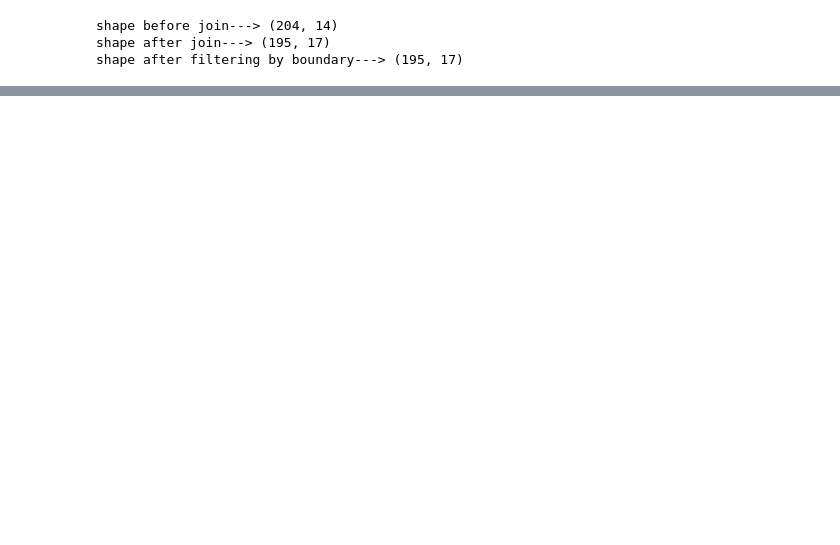
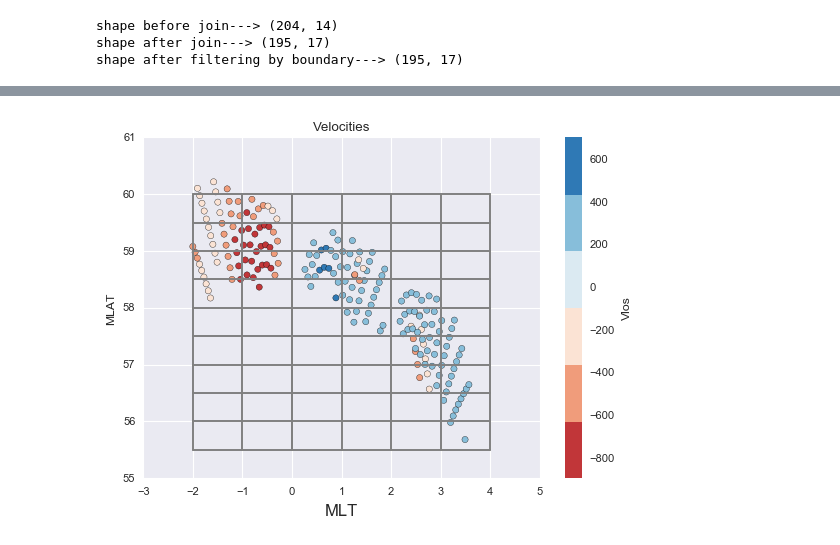
Before and after one commit to bharatreddy/vel-analys, a Jupyter notebook: ipy/saps_vels.ipynb, the cells around one changed output, grey strips where cells are left out. Drawn from its saved outputs; the diff is of its cells as text; code cells hidden in the pictures; blank space fills up the shorter version.

```diff
--- a/ipy/saps_vels.ipynb
+++ b/ipy/saps_vels.ipynb
@@ -162,0 +166,15 @@ velAnlysDF[ velAnlysDF["radCode"] == "cve" ].plot( x="azim", y="Vlos", kind="sca
+# %%
+#### Divide the velocities into a MLT-MLAT grid ####
+#### Divide the velocities into a MLT-MLAT grid ####
+#### Divide the velocities into a MLT-MLAT grid ####
+# Select only required columns/ discard unwanted cols
+# velAnlysDF["grid_MLT"] = [ round(x*2)/2 for x in velAnlysDF['normMLT_x'] ]
+velAnlysDF["grid_MLT"] = [ round(x) for x in velAnlysDF['normMLT_x'] ]
+velAnlysDF["grid_MLAT"] = [ round(x*2)/2 for x in velAnlysDF['MLAT'] ]
+velAnlysDF = velAnlysDF[ [ "beam", "range", "azim", "Vlos", "MLAT", \
+                          "MLT", "grid_MLT", "grid_MLAT", "radId", \
+                          "radCode", "normMLT_x" ] ]
+velAnlysDF.head()
+#### Divide the velocities into a MLT-MLAT grid ####
+#### Divide the velocities into a MLT-MLAT grid ####
+#### Divide the velocities into a MLT-MLAT grid ####
@@ -162,0 +188,38 @@ velAnlysDF[ velAnlysDF["radCode"] == "cve" ].plot( x="azim", y="Vlos", kind="sca
+# %%
+# print velAnlysDF[ velAnlysDF["radCode"] == "cve" ]#.plot( x="azim", y="Vlos", kind="scatter" )
+#### Plot the chosen SAPS velocities ####
+#### Plot the chosen SAPS velocities ####
+#### Plot the chosen SAPS velocities ####
+# Seaborn styling
+sns.set_style("darkgrid")
+sns.set_context("paper")
+seaMap = ListedColormap(sns.color_palette("RdBu"))
+# Plot using matplotlib
+fig1 = plt.figure()
+ax = fig1.add_subplot(111)
+plotMLTs = velAnlysDF['grid_MLT'].unique().tolist()
+plotMLATs = velAnlysDF['grid_MLAT'].unique().tolist()
+for currMLT in plotMLTs :
+    ax.plot( [currMLT, currMLT], [ min(plotMLATs), max(plotMLATs) ], '0.5' )
+ax.plot( [0., 0.], [ min(plotMLATs), max(plotMLATs) ], '0.5' )
+for currMLAT in plotMLATs :
+    ax.plot( [ min(plotMLTs), max(plotMLTs) ], [currMLAT, currMLAT], '0.5' )
+velAnlysDF.plot( kind='scatter',
+              x='normMLT_x',
+              y='MLAT',
+              c='Vlos',
+              s=20., cmap=seaMap, ax=ax)
+ax.set_ylabel("MLAT")
+ax.set_xlabel("MLT", fontsize=12)
+ax.set_title( "Velocities" )
+ax.set_ylim( [int(round(velAnlysDF['grid_MLAT'].min()))-1, \
+              int(round(velAnlysDF['grid_MLAT'].max()))+1] )
+ax.set_xlim( [int(round(velAnlysDF['grid_MLT'].min()))-1, \
+              int(round(velAnlysDF['grid_MLT'].max()))+1] )
+
+ax.get_figure().savefig("../figs/sapsVels-grid.pdf",bbox_inches='tight')
+#### Plot the chosen SAPS velocities ####
+#### Plot the chosen SAPS velocities ####
+#### Plot the chosen SAPS velocities ####
+# %% [output]
+[figure, added]
```
Also changed, not shown: parts of 8 cells of this notebook, 3 other files.
